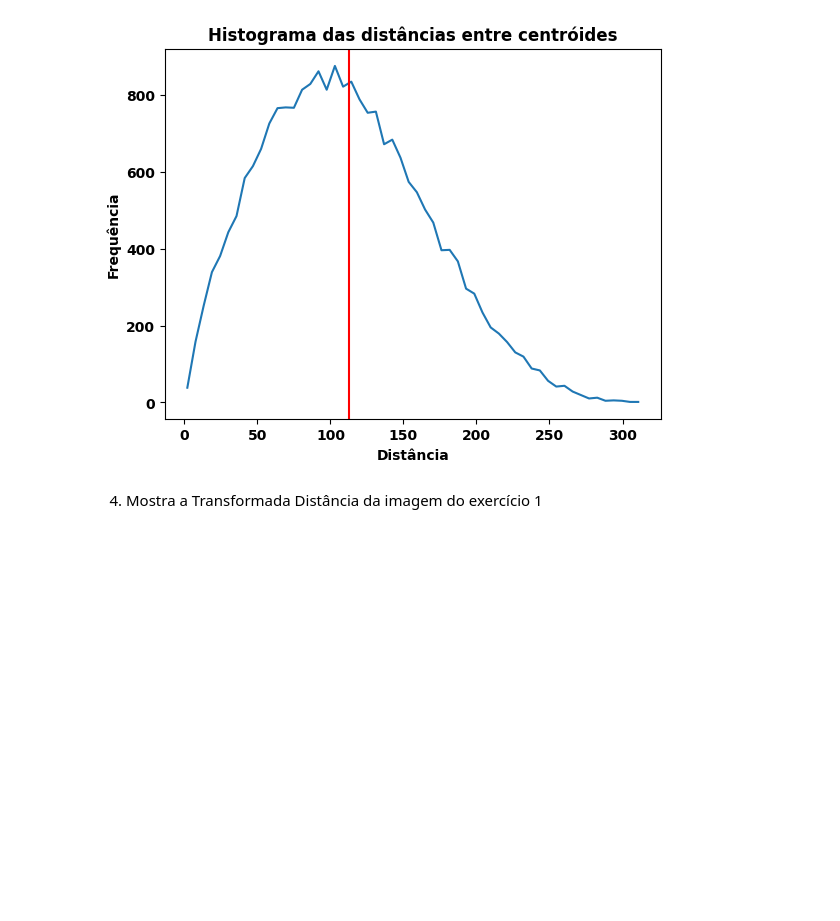
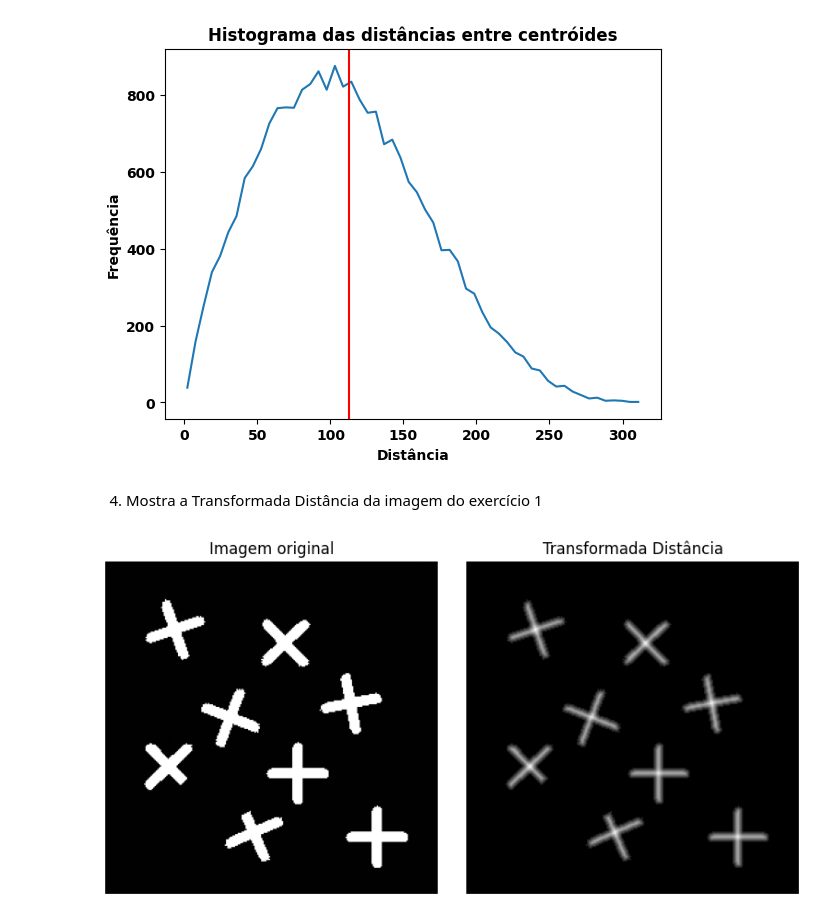
Before and after one commit to marcella314/gbc216_t2_G14, a Jupyter notebook: Lab02 - Connected Components/lab02.ipynb, the cells around one changed output. Cells and saved outputs as stored; diff of their text form; code cells hidden in the pictures; blank space fills up the shorter version.

```diff
--- a/Lab02 - Connected Components/lab02.ipynb
+++ b/Lab02 - Connected Components/lab02.ipynb
@@ -197,3 +197,33 @@ Distância média entre objetos: 112.93441686460318
 [figure]
 # %% [markdown]
 4. Mostra a Transformada Distância da imagem do exercício 1
+# %%
+# code here
+import cv2
+import matplotlib.pyplot as plt
+import numpy as np
+
+img_q4 = cv2.imread("art8.png", cv2.IMREAD_GRAYSCALE)
+
+plt.figure(figsize=(8, 4))
+plt.subplot(1, 2, 1)
+plt.imshow(img_q4, cmap='gray', vmin=0, vmax=255)
+plt.title("Imagem original")
+plt.axis("off")
+
+_, bin_img = cv2.threshold(img_q4, 127, 255, cv2.THRESH_BINARY)
+
+dist = cv2.distanceTransform(bin_img, cv2.DIST_L2, 5)
+
+dist_norm = cv2.normalize(dist, None, 0, 255.0, cv2.NORM_MINMAX)
+dist_norm = dist_norm.astype(np.uint8)
+
+plt.subplot(1, 2, 2)
+plt.imshow(dist_norm, cmap='gray', vmin=0, vmax=255)
+plt.title("Transformada Distância")
+plt.axis("off")
+
+plt.tight_layout()
+plt.show()
+# %% [output]
+[figure, added]
```
Also changed, not shown: parts of 2 cells of this notebook.
